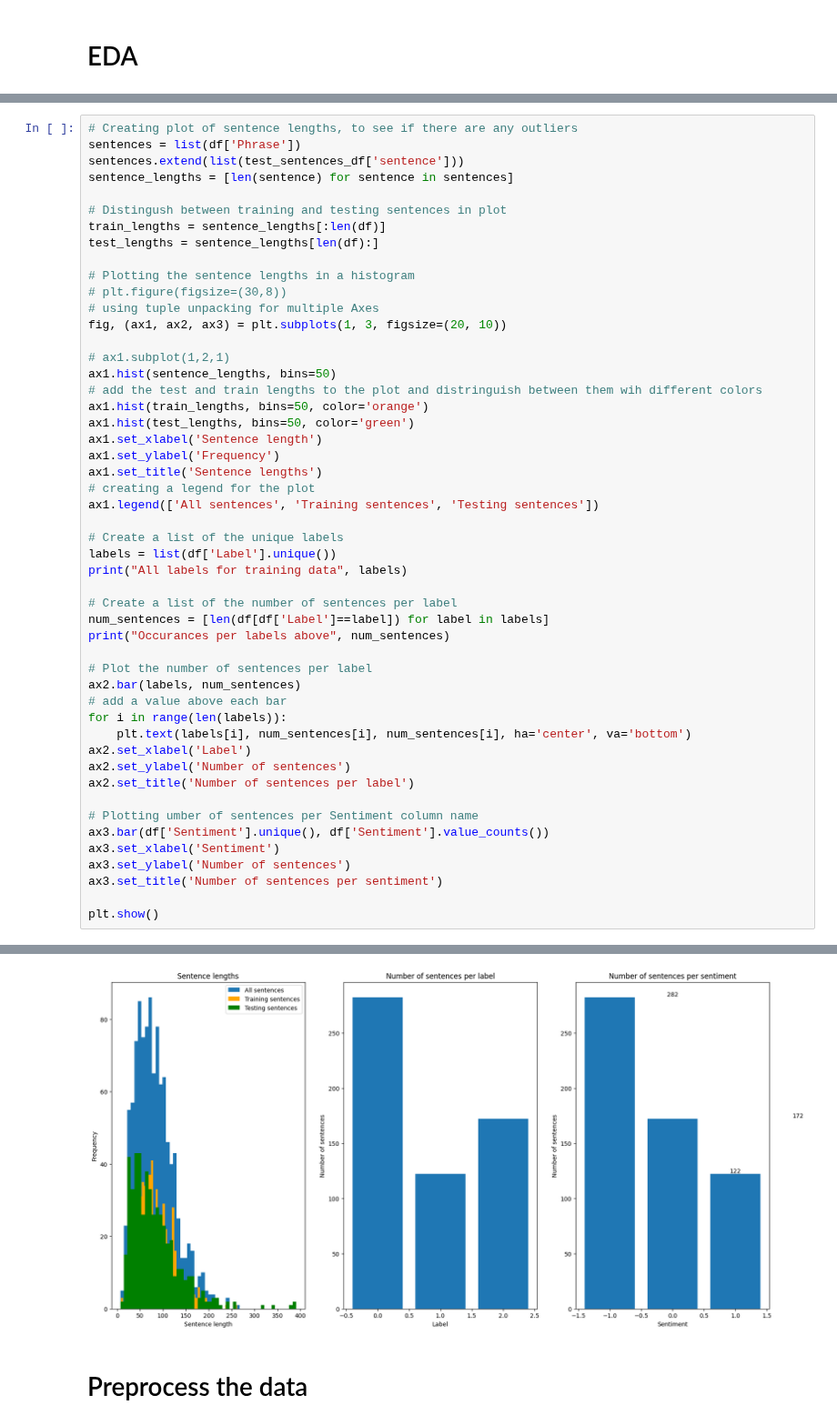
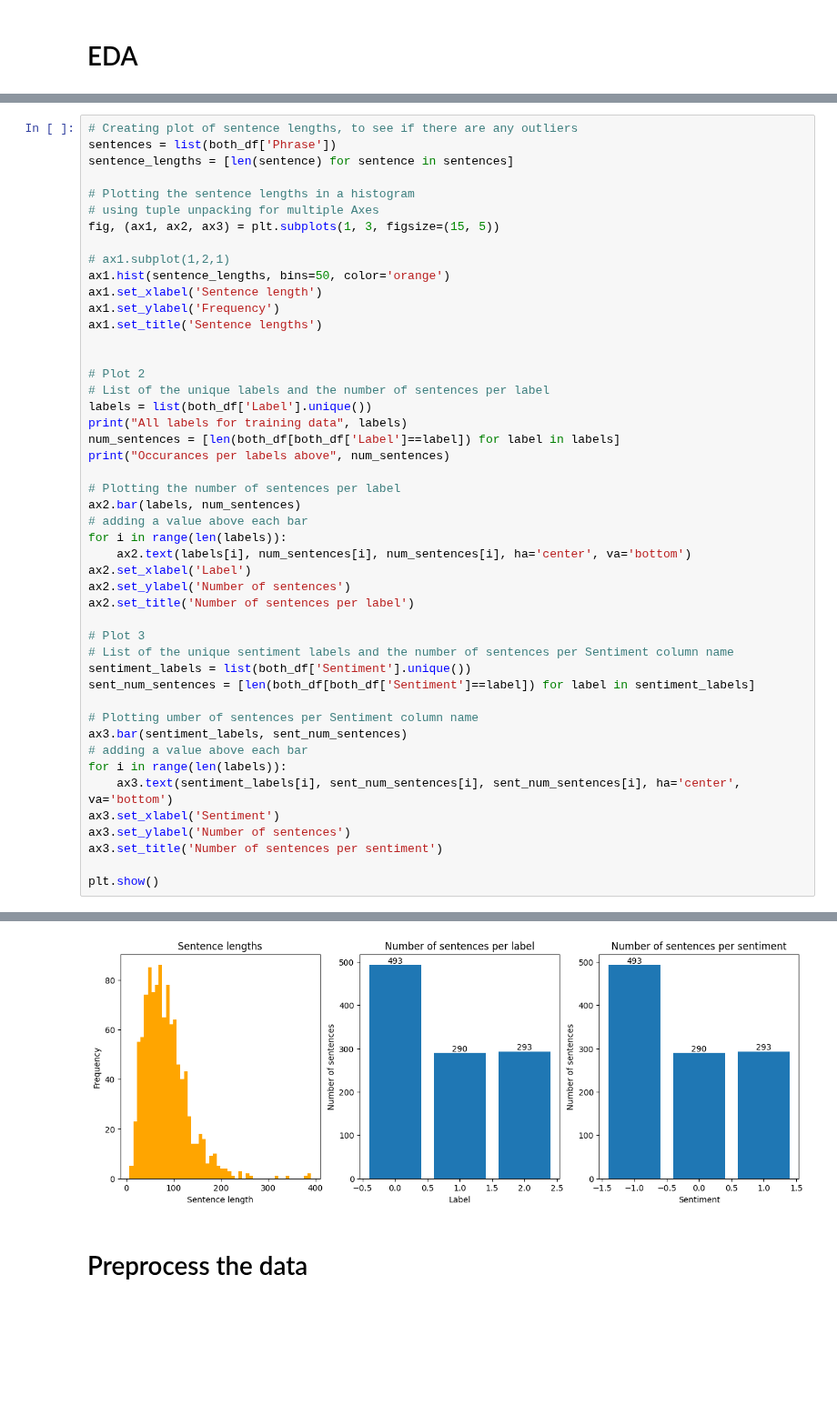
Before and after one commit to samancha/nlp-master, a Jupyter notebook: mod4/NLP_mod4_assignment.ipynb, the cells around one changed output, grey strips where cells are left out. Shown at 91% size. Saved outputs shown, nothing was run; the diff lists cells and outputs as text; blank space fills up the shorter version.

```diff
--- a/mod4/NLP_mod4_assignment.ipynb
+++ b/mod4/NLP_mod4_assignment.ipynb
@@ -78,48 +104,45 @@ dtype: int64
 # %%
 # Creating plot of sentence lengths, to see if there are any outliers
-sentences = list(df['Phrase'])
-sentences.extend(list(test_sentences_df['sentence']))
+sentences = list(both_df['Phrase'])
 sentence_lengths = [len(sentence) for sentence in sentences]
 
-# Distingush between training and testing sentences in plot
-train_lengths = sentence_lengths[:len(df)]
-test_lengths = sentence_lengths[len(df):]
-
 # Plotting the sentence lengths in a histogram
-# plt.figure(figsize=(30,8))
 # using tuple unpacking for multiple Axes
-fig, (ax1, ax2, ax3) = plt.subplots(1, 3, figsize=(20, 10))
+fig, (ax1, ax2, ax3) = plt.subplots(1, 3, figsize=(15, 5))
 
 # ax1.subplot(1,2,1)
-ax1.hist(sentence_lengths, bins=50)
-# add the test and train lengths to the plot and distringuish between them wih different colors
-ax1.hist(train_lengths, bins=50, color='orange')
-ax1.hist(test_lengths, bins=50, color='green')
+ax1.hist(sentence_lengths, bins=50, color='orange')
 ax1.set_xlabel('Sentence length')
 ax1.set_ylabel('Frequency')
 ax1.set_title('Sentence lengths')
-# creating a legend for the plot
-ax1.legend(['All sentences', 'Training sentences', 'Testing sentences'])
 
-# Create a list of the unique labels
-labels = list(df['Label'].unique())
+
+# Plot 2
+# List of the unique labels and the number of sentences per label
+labels = list(both_df['Label'].unique())
 print("All labels for training data", labels)
-
-# Create a list of the number of sentences per label
-num_sentences = [len(df[df['Label']==label]) for label in labels]
+num_sentences = [len(both_df[both_df['Label']==label]) for label in labels]
 print("Occurances per labels above", num_sentences)
 
-# Plot the number of sentences per label
+# Plotting the number of sentences per label
 ax2.bar(labels, num_sentences)
-# add a value above each bar
+# adding a value above each bar
 for i in range(len(labels)):
-    plt.text(labels[i], num_sentences[i], num_sentences[i], ha='center', va='bottom')
+    ax2.text(labels[i], num_sentences[i], num_sentences[i], ha='center', va='bottom')
 ax2.set_xlabel('Label')
 ax2.set_ylabel('Number of sentences')
 ax2.set_title('Number of sentences per label')
 
+# Plot 3
+# List of the unique sentiment labels and the number of sentences per Sentiment column name
+sentiment_labels = list(both_df['Sentiment'].unique())
+sent_num_sentences = [len(both_df[both_df['Sentiment']==label]) for label in sentiment_labels]
+
 # Plotting umber of sentences per Sentiment column name
-ax3.bar(df['Sentiment'].unique(), df['Sentiment'].value_counts())
+ax3.bar(sentiment_labels, sent_num_sentences)
+# adding a value above each bar
+for i in range(len(labels)):
+    ax3.text(sentiment_labels[i], sent_num_sentences[i], sent_num_sentences[i], ha='center', va='bottom')
 ax3.set_xlabel('Sentiment')
 ax3.set_ylabel('Number of sentences')
 ax3.set_title('Number of sentences per sentiment')
@@ -131,3 +154,3 @@ Occurances per labels above [282, 122, 172]
-[figure, old version]
+[figure, new version]
 # %% [markdown]
 # Preprocess the data
```
Also changed, not shown: parts of 39 cells of this notebook, 5 other files.
